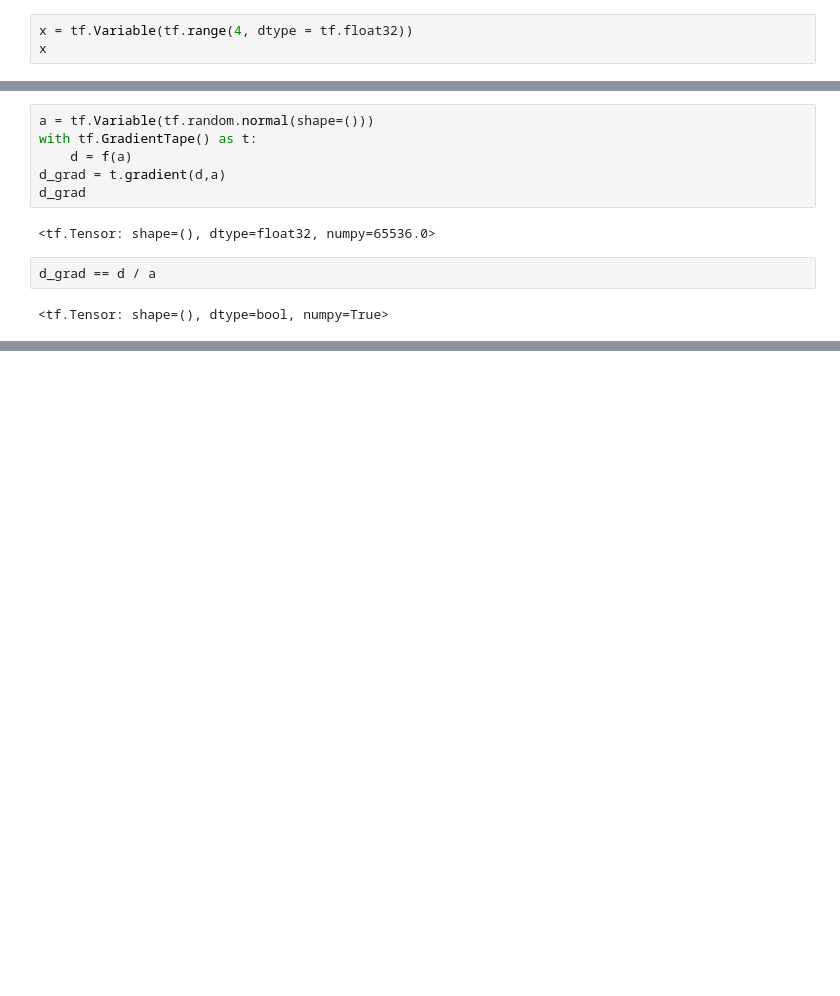
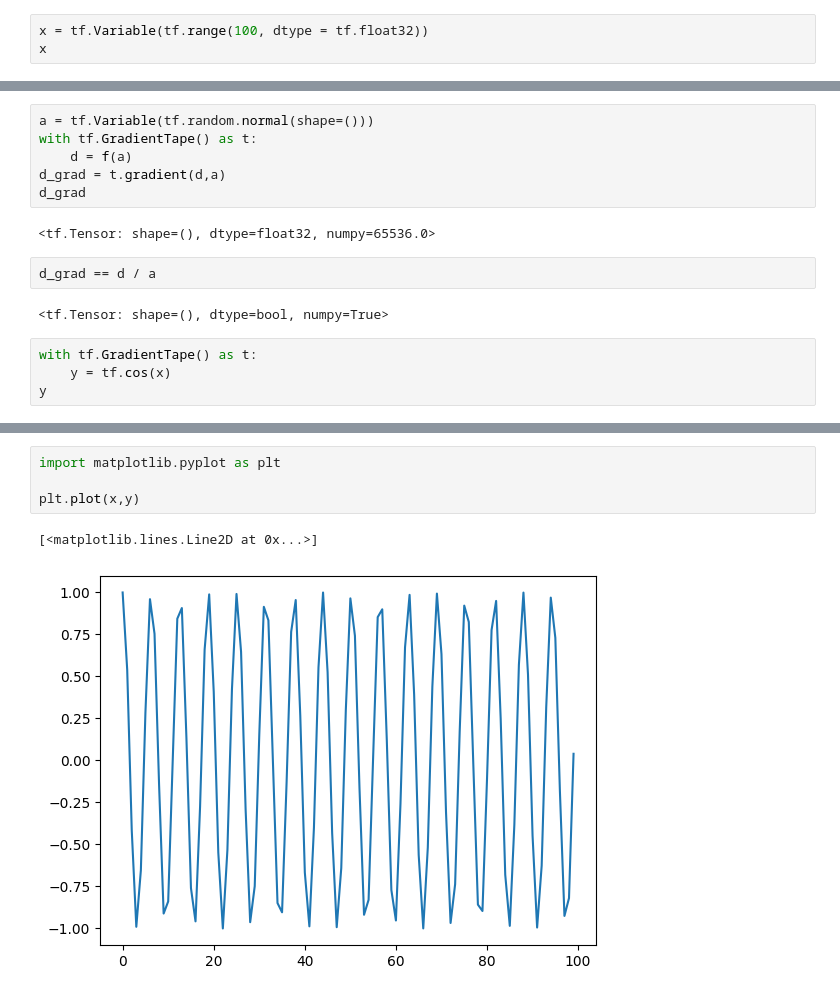
Before and after one commit to VictorNMou/d2l-study, a Jupyter notebook: Capitulos/2/Automatic-Differentiation.ipynb, the cells around one changed output, grey strips where cells are left out. Cells and saved outputs as stored; diff of their text form; blank space fills up the shorter version.

```diff
--- a/Capitulos/2/Automatic-Differentiation.ipynb
+++ b/Capitulos/2/Automatic-Differentiation.ipynb
@@ -3,5 +3,5 @@ import tensorflow as tf
 # %% [markdown]
 ### 2.5.1 A Simple Fuction
 # %%
-x = tf.Variable(tf.range(4, dtype = tf.float32))
+x = tf.Variable(tf.range(100, dtype = tf.float32))
 x
@@ -73,3 +83,7 @@ d_grad
 d_grad == d / a
 # %% [output]
 <tf.Tensor: shape=(), dtype=bool, numpy=True>
+# %%
+with tf.GradientTape() as t:
+    y = tf.cos(x)
+y
@@ -75,0 +108,7 @@ d_grad == d / a
+# %%
+import matplotlib.pyplot as plt
+
+plt.plot(x,y)
+# %% [output]
+[<matplotlib.lines.Line2D at 0x...>]
+[figure, added]
```
Also changed, not shown: parts of 3 cells of this notebook, 1 other file.
